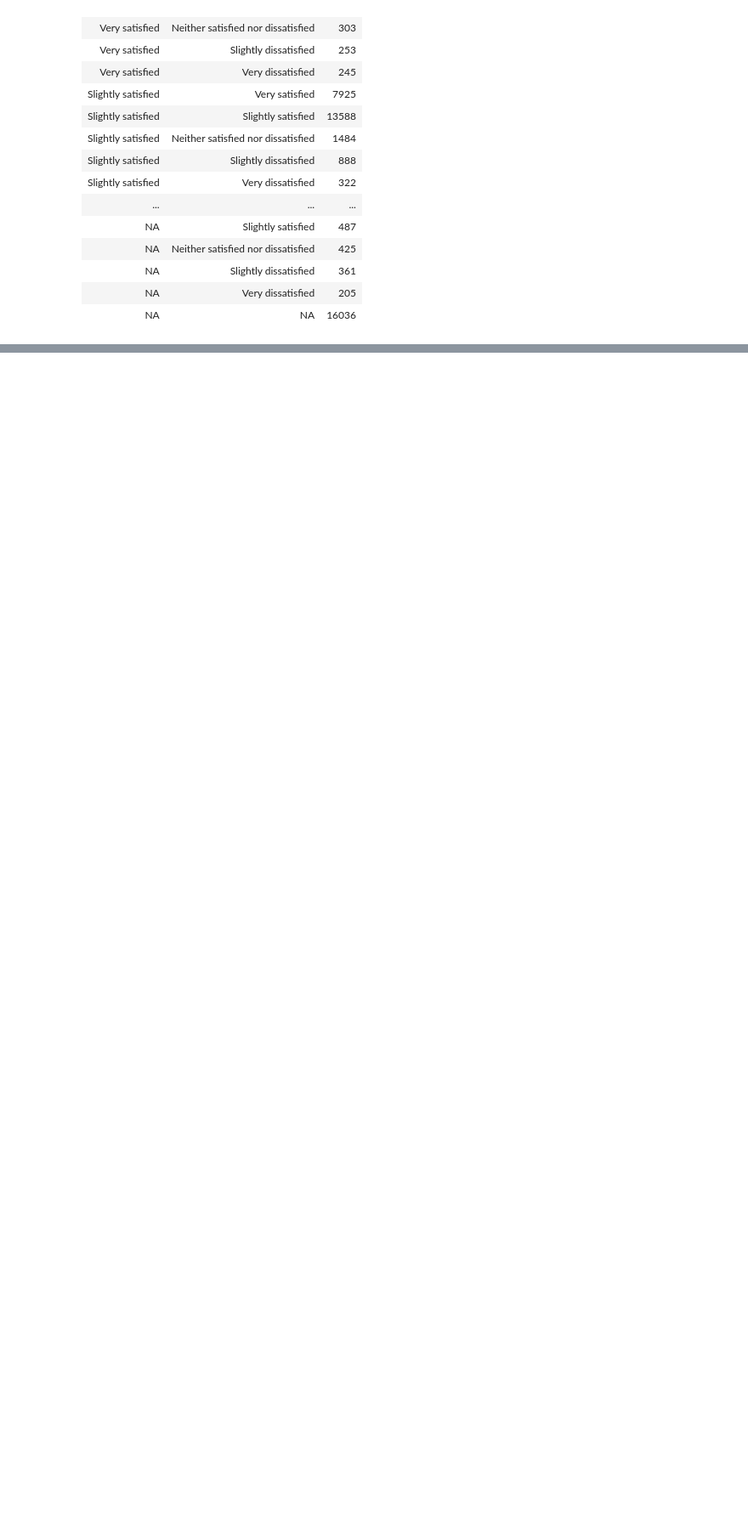
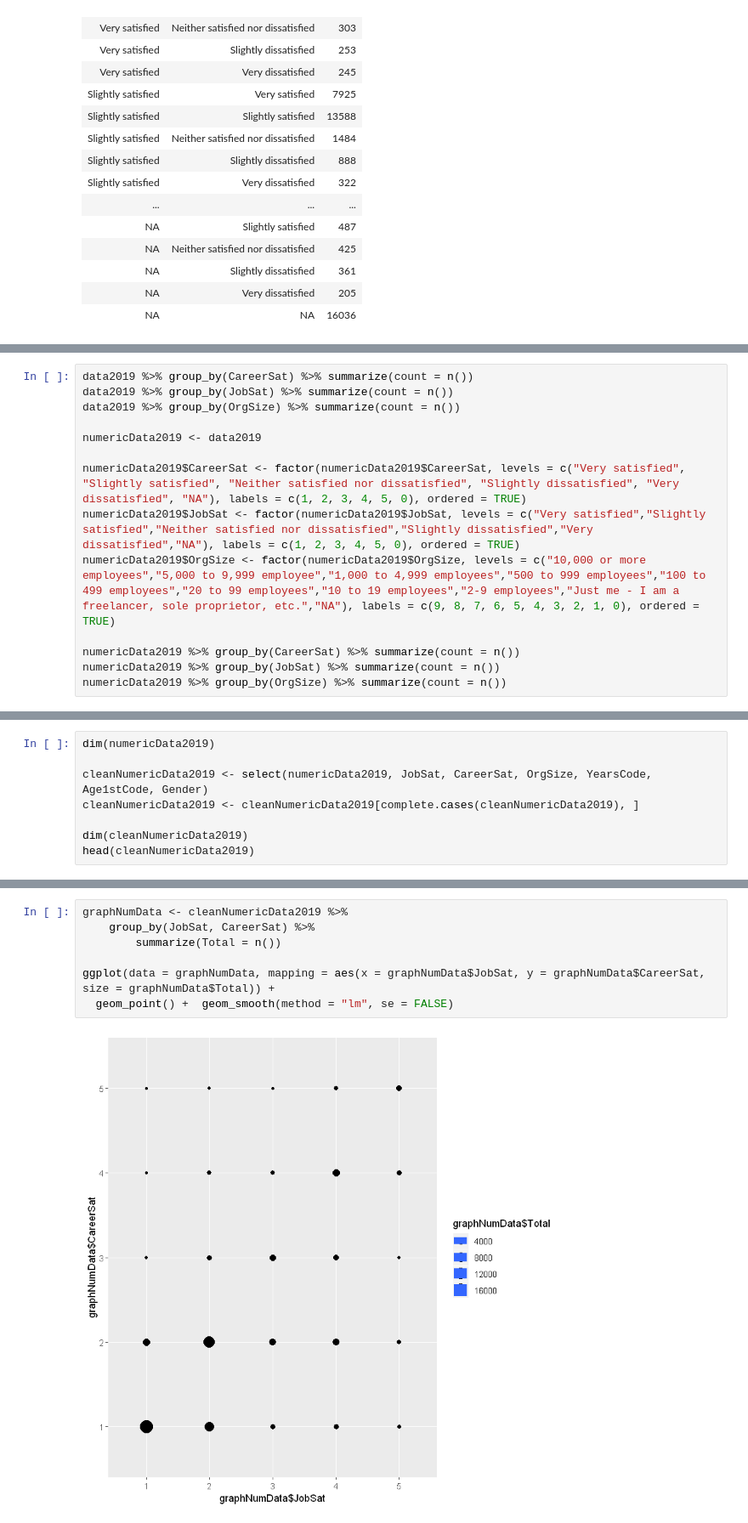
Before and after one commit to kuceriklukas/big-data-project, a Jupyter notebook: Workflow_Clean_Data.ipynb, the cells around one changed output, grey strips where cells are left out. Shown: that part at 85% size. Drawn from its saved outputs; the diff is of its cells as text; blank space fills up the shorter version.

```diff
--- a/Workflow_Clean_Data.ipynb
+++ b/Workflow_Clean_Data.ipynb
@@ -118,0 +104,14 @@ ggplot(data = graphData, mapping = aes(x = graphData$JobSat, y = graphData$Caree
+# %%
+data2019 %>% group_by(CareerSat) %>% summarize(count = n())
+data2019 %>% group_by(JobSat) %>% summarize(count = n())
+data2019 %>% group_by(OrgSize) %>% summarize(count = n())
+
+numericData2019 <- data2019
+
+numericData2019$CareerSat <- factor(numericData2019$CareerSat, levels = c("Very satisfied", "Slightly satisfied", "Neither satisfied nor dissatisfied", "Slightly dissatisfied", "Very dissatisfied", "NA"), labels = c(1, 2, 3, 4, 5, 0), ordered = TRUE)
+numericData2019$JobSat <- factor(numericData2019$JobSat, levels = c("Very satisfied","Slightly satisfied","Neither satisfied nor dissatisfied","Slightly dissatisfied","Very dissatisfied","NA"), labels = c(1, 2, 3, 4, 5, 0), ordered = TRUE)
+numericData2019$OrgSize <- factor(numericData2019$OrgSize, levels = c("10,000 or more employees","5,000 to 9,999 employee","1,000 to 4,999 employees","500 to 999 employees","100 to 499 employees","20 to 99 employees","10 to 19 employees","2-9 employees","Just me - I am a freelancer, sole proprietor, etc.","NA"), labels = c(9, 8, 7, 6, 5, 4, 3, 2, 1, 0), ordered = TRUE)
+
+numericData2019 %>% group_by(CareerSat) %>% summarize(count = n())
+numericData2019 %>% group_by(JobSat) %>% summarize(count = n())
+numericData2019 %>% group_by(OrgSize) %>% summarize(count = n())
@@ -118,0 +195,8 @@ ggplot(data = graphData, mapping = aes(x = graphData$JobSat, y = graphData$Caree
+# %%
+dim(numericData2019)
+
+cleanNumericData2019 <- select(numericData2019, JobSat, CareerSat, OrgSize, YearsCode, Age1stCode, Gender)
+cleanNumericData2019 <- cleanNumericData2019[complete.cases(cleanNumericData2019), ]
+
+dim(cleanNumericData2019)
+head(cleanNumericData2019)
@@ -118,0 +215,9 @@ ggplot(data = graphData, mapping = aes(x = graphData$JobSat, y = graphData$Caree
+# %%
+graphNumData <- cleanNumericData2019 %>%
+    group_by(JobSat, CareerSat) %>%
+        summarize(Total = n())
+
+ggplot(data = graphNumData, mapping = aes(x = graphNumData$JobSat, y = graphNumData$CareerSat, size = graphNumData$Total)) +
+  geom_point() +  geom_smooth(method = "lm", se = FALSE)
+# %% [output]
+[figure, added]
```
Also changed, not shown: parts of 17 cells of this notebook.
